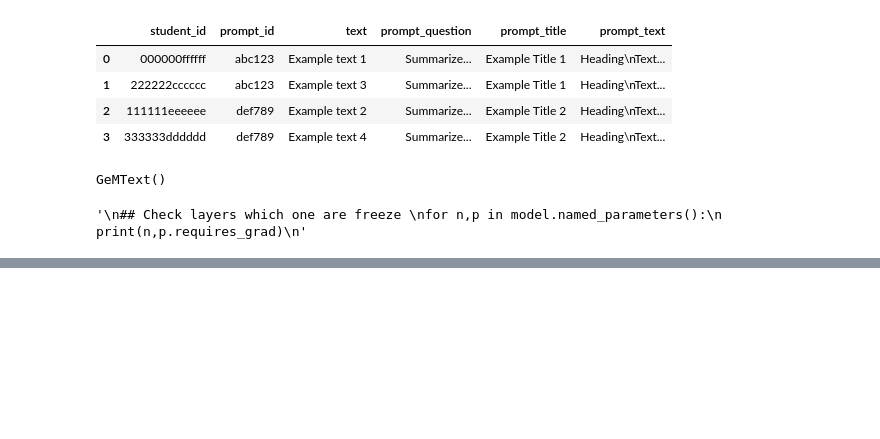
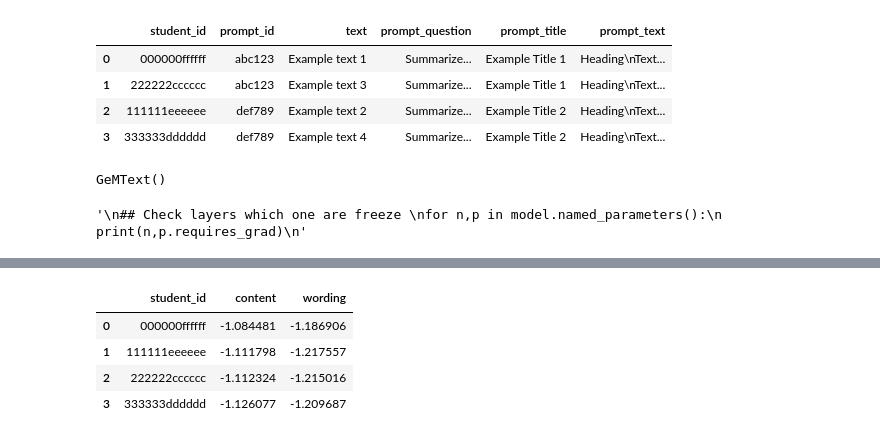
Before and after one commit to xiaosuhu/CommonLit, a Jupyter notebook: commonlit-deberta-v3-submission.ipynb, the cells around one changed output, grey strips where cells are left out. Saved outputs shown, nothing was run; the diff lists cells and outputs as text; code cells hidden in the pictures; blank space fills up the shorter version.

```diff
--- a/commonlit-deberta-v3-submission.ipynb
+++ b/commonlit-deberta-v3-submission.ipynb
@@ -493,10 +479,14 @@ def train_run(model ,criterion ,optimizer , dataloader):
 
     for batch_idx , (data , labels) in bar:
         inputs , target = collate(data) , labels
-        ids  =  inputs['input_ids'].to(cfg.device, dtype = torch.long)
+        ids  = inputs['input_ids'].to(cfg.device, dtype = torch.long)
         mask = inputs['attention_mask'].to(cfg.device, dtype = torch.long)
         targets = target.to(cfg.device, dtype = torch.float)
 
+        """ids  =  data['input_ids'].to(cfg.device, dtype = torch.long)
+        mask = data['attention_mask'].to(cfg.device, dtype = torch.long)
+        targets = labels.to(cfg.device, dtype = torch.float)
+        """
         batch_size = ids.size(0)
         outputs = model(ids, mask)
         loss = criterion(outputs, targets)
@@ -515,9 +505,7 @@ def train_run(model ,criterion ,optimizer , dataloader):
     epoch_loss = running_loss/dataset_size
     gc.collect()
 
-
-
-    return epoch_loss
+    return epoch_loss, model
 # %%
 @torch.no_grad()
 def pred_run(model, dataloader):
@@ -741,0 +647,8 @@ submission_df.head()
+# %%
+submission_df2
+# %% [output]
+|  | student_id | content | wording |
+| 0 | 000000ffffff | -1.084481 | -1.186906 |
+| 1 | 111111eeeeee | -1.111798 | -1.217557 |
+| 2 | 222222cccccc | -1.112324 | -1.215016 |
+| 3 | 333333dddddd | -1.126077 | -1.209687 |
```
Also changed, not shown: parts of 21 cells of this notebook, 4 other files.
